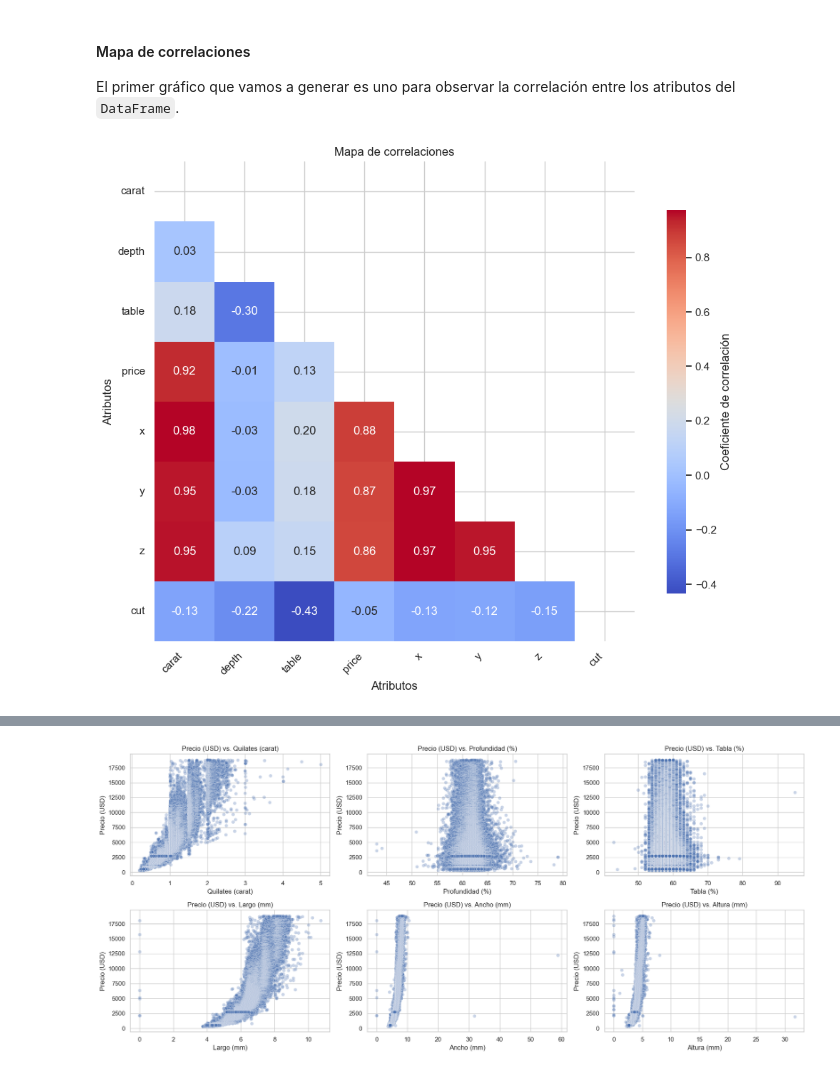
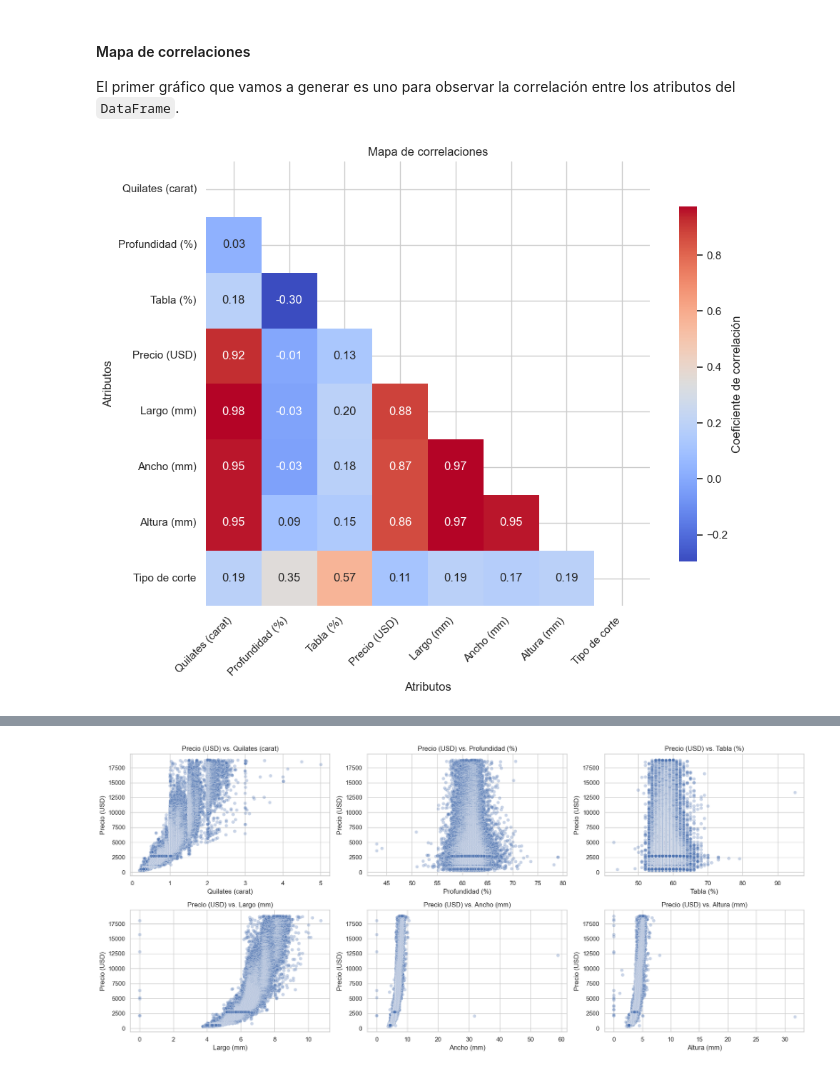
Before and after one commit to datwaft/aprendizaje_automatico, a Jupyter notebook: Trabajo_Corto_2/Trabajo_Corto_2.ipynb, the cells around one changed output, grey strips where cells are left out. Saved outputs shown, nothing was run; the diff lists cells and outputs as text; code cells hidden in the pictures.

```diff
--- a/Trabajo_Corto_2/Trabajo_Corto_2.ipynb
+++ b/Trabajo_Corto_2/Trabajo_Corto_2.ipynb
@@ -93,7 +93,7 @@ df["cut"] = df["cut"].astype("category")
 # %% [markdown]
 **Nota:** en el archivo original la variable `cut` está codificada con valores enteros del 0 al 4. Al convertirla en categórica mantenemos esa codificación, pero conservamos un listado de etiquetas descriptivas para emplearlas en los gráficos. También utilizamos una variable `column_labels` para mapear los nombres de las columnas a etiquetas más descriptivas.
 # %%
-cut_labels = ["Fair", "Good", "Very Good", "Premium", "Ideal"]
+cut_labels = ["Regular", "Bueno", "Muy bueno", "Premium", "Ideal"]
 cut_order = df["cut"].cat.categories.tolist()
 
 column_labels = {
@@ -104,6 +104,7 @@ column_labels = {
     "y": "Ancho (mm)",
     "z": "Altura (mm)",
     "price": "Precio (USD)",
+    "cut": "Tipo de corte",
 }
 # %% [markdown]
 Con el siguiente bloque de código podemos observar que el `DataFrame` tiene 53940 filas, ninguna de las cuales contiene valores nulos.
@@ -141,26 +142,30 @@ df.head(5)
 
 El primer gráfico que vamos a generar es uno para observar la correlación entre los atributos del `DataFrame`.
 # %%
-corr = df.corr()
+association_results = associations(df, nominal_columns=["cut"], plot=False)
+
+corr = association_results["corr"]
+label_map = {col: column_labels.get(col, col) for col in corr.columns}
+corr = corr.rename(index=label_map, columns=label_map)
 mask = np.triu(np.ones_like(corr, dtype=bool))
 
 plt.figure(figsize=(10, 8))
 sns.heatmap(
     corr,
     mask=mask,
     annot=True,
     fmt=".2f",
     cmap="coolwarm",
     square=True,
     cbar_kws={"label": "Coeficiente de correlación", "shrink": 0.8},
 )
 plt.xticks(rotation=45, ha="right")
 plt.yticks(rotation=0)
 plt.title("Mapa de correlaciones")
 plt.xlabel("Atributos")
 plt.ylabel("Atributos")
 plt.tight_layout()
 plt.show()
 # %% [output]
-[figure, old version]
+[figure, new version]
 # %% [markdown]
```
Also changed, not shown: parts of 16 cells of this notebook.
